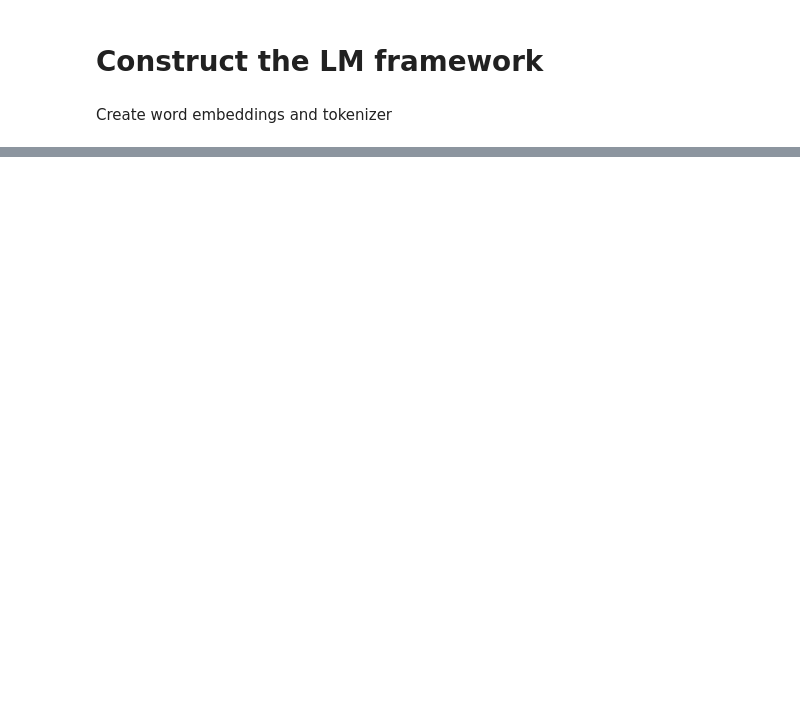
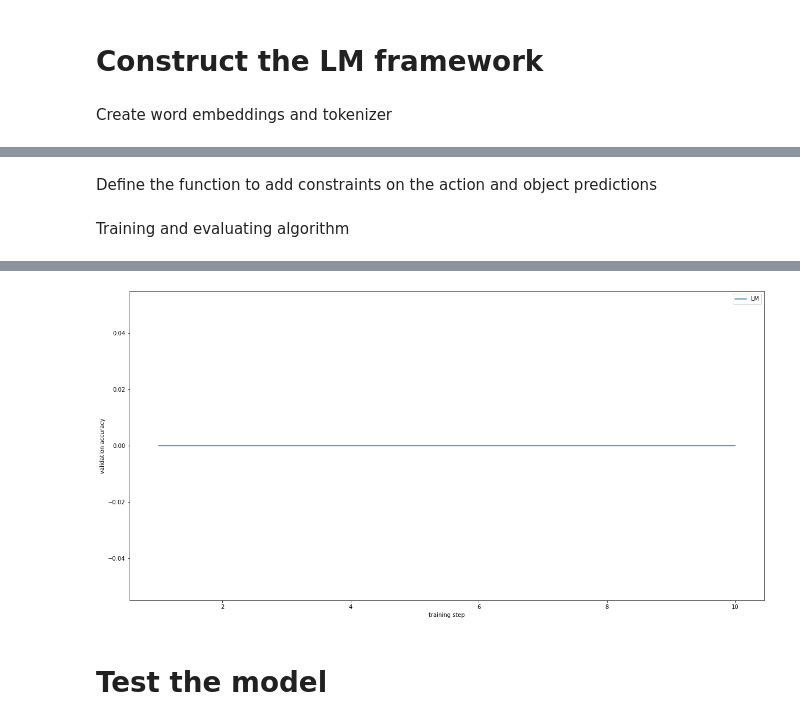
Before and after one commit to szy4806384/lm_on_decison_making, a Jupyter notebook: lm.ipynb, the cells around one changed output, grey strips where cells are left out. Drawn from its saved outputs; the diff is of its cells as text; code cells hidden in the pictures; blank space fills up the shorter version.

```diff
--- a/lm.ipynb
+++ b/lm.ipynb
@@ -93,3 +244,6 @@ IPython.display.display(img_final)
+# %%
+train_dataset = DataLoader(batch[:2], 2)
+val_dataset = DataLoader(batch[2:], 1)
 # %% [markdown]
 # Construct the LM framework
 # %% [markdown]
@@ -115,0 +251,14 @@ Embed goals
+# %%
+from transformers import GPT2Tokenizer, GPT2Model
+
+def get_tokenizer(lm):
+    tokenizer = GPT2Tokenizer.from_pretrained(lm)
+    return tokenizer
+
+def get_word_embeddings(lm):
+    model = GPT2Model.from_pretrained(lm)
+    word_embeddings = model.wte.weight
+    return word_embeddings
+
+gpt2_tokenizer = get_tokenizer('gpt2')
+gpt2_word_embeddings = get_word_embeddings('gpt2')
@@ -116,8 +267,10 @@ Embed goals
 # %%
-def get_goal_embeddings(word_embeddings, tokenizer, goal):
-    goal_token = tokenizer.encode(goal)
-    goal_embeddings = word_embeddings[goal_token,:].detach().numpy()
-    return goal_embeddings
+def get_embeddings(word, tokenizer, word_embeddings):
+    token = tokenizer.encode(word)
+    embeddings = word_embeddings[token,:].detach().numpy()
+    return embeddings
 
 action_goals = 'put three cutleryfork inside dishwasher, put two wineglass on sink, put one waterglass inside dishwasher, close the dishwasher, turnon the dishwasher.'
-gpt2_goal_embeddings = get_goal_embeddings(gpt2_word_embeddings, gpt2_tokenizer, action_goals)
+gpt2_goal_embeddings = get_embeddings(action_goals, gpt2_tokenizer, gpt2_word_embeddings)
+action_history = 'I have walked to the kitchen, grabbed the apple'
+gpt2_history_embeddings = get_embeddings(action_history, gpt2_tokenizer, gpt2_word_embeddings)
@@ -201,0 +277,2 @@ ________________________________________________________________________________
+# %% [markdown]
+Define the function to add constraints on the action and object predictions
@@ -201,0 +380,2 @@ ________________________________________________________________________________
+# %% [markdown]
+Training and evaluating algorithm
@@ -201,0 +620,14 @@ ________________________________________________________________________________
+# %%
+nets = {}
+train_steps = 10 # change as needed
+plt.figure(figsize=(20, 10))
+
+Net = LM
+nets[Net], train_accs, val_accs = train(Net(), train_steps)
+
+plt.plot((1 + np.arange(len(val_accs))), val_accs, label=Net.__name__)
+plt.xlabel('training step')
+plt.ylabel('validation accuracy')
+plt.legend()
+plt.show()
+# %% [output]
@@ -201,0 +644,3 @@ ________________________________________________________________________________
+[figure, added]
+# %% [markdown]
+# Test the model
```
Also changed, not shown: parts of 21 cells of this notebook.
